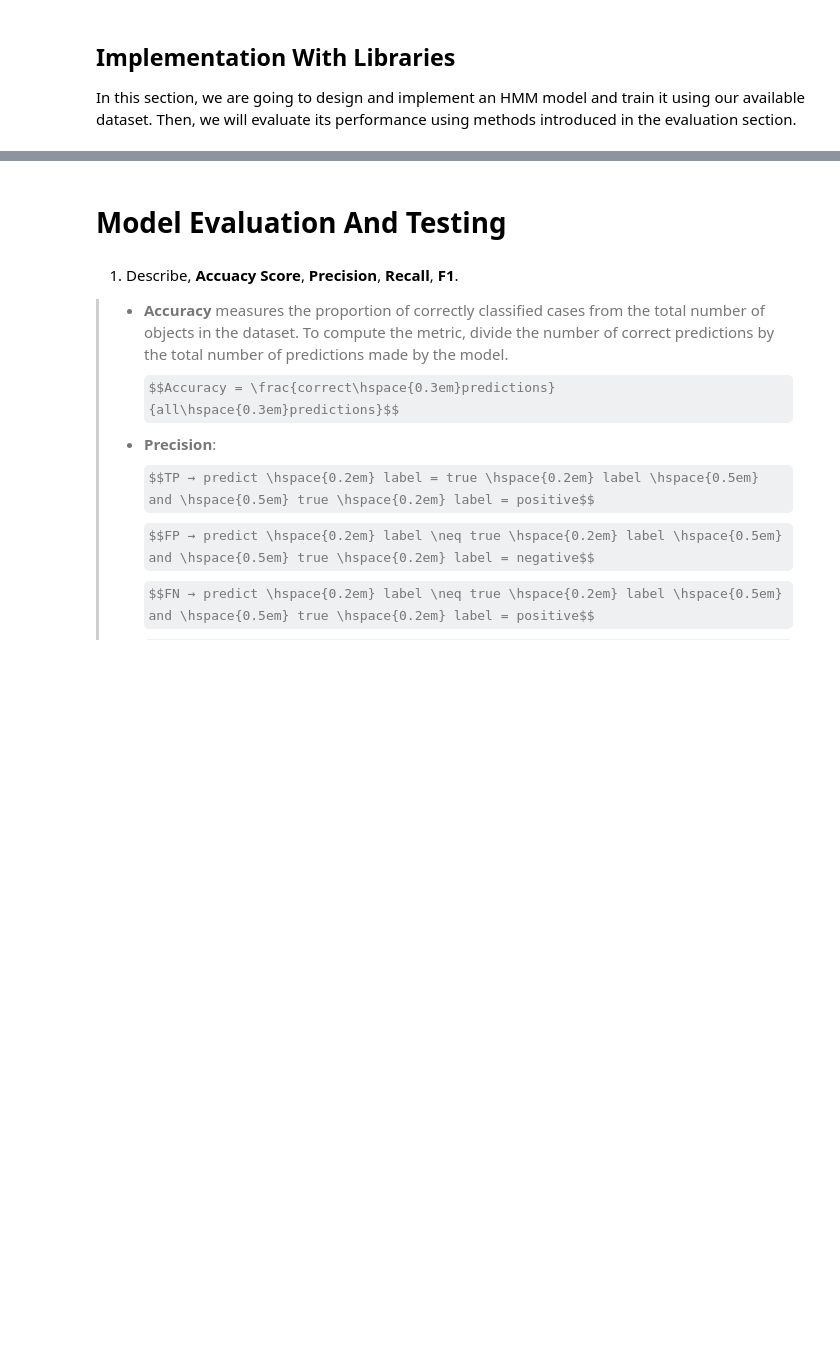
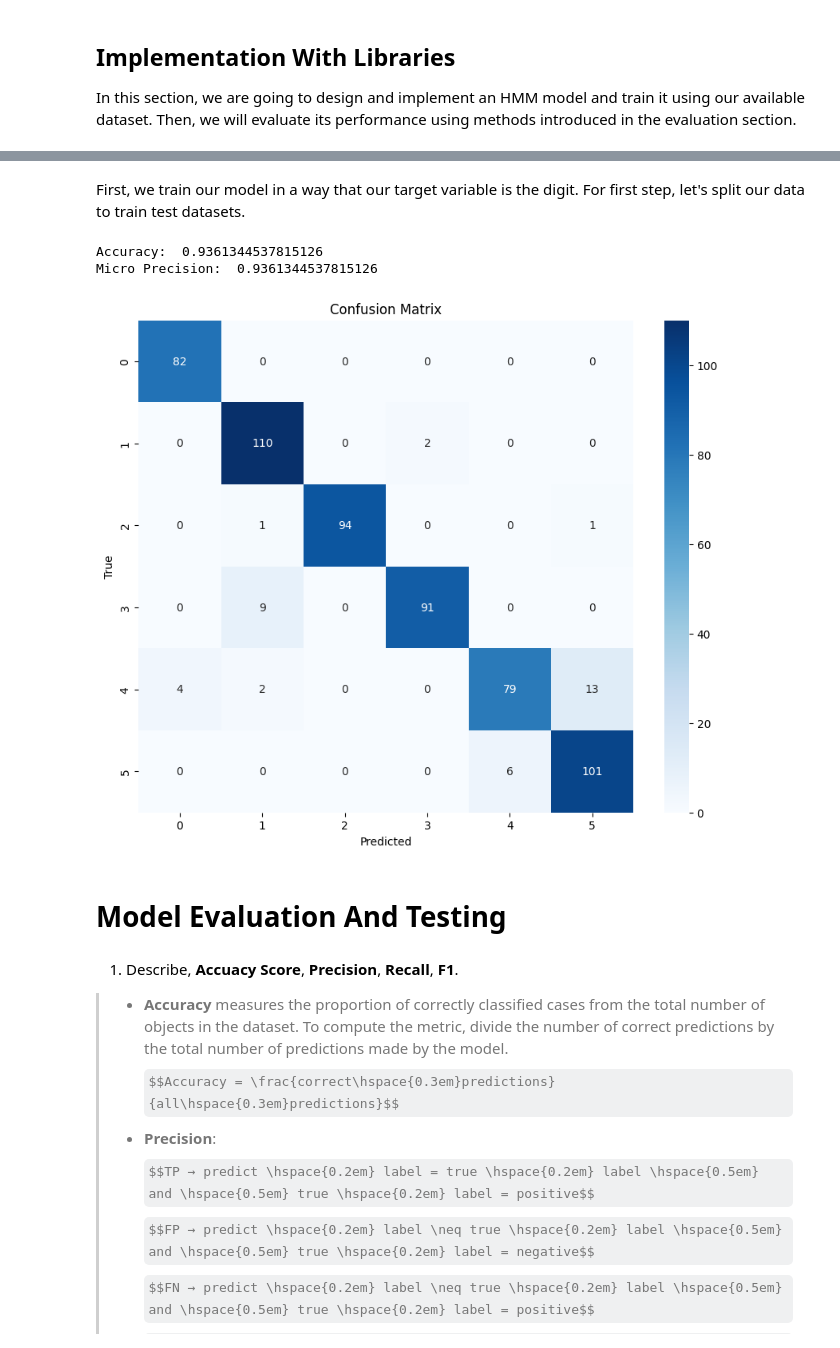
Before and after one commit to ArshiAbolghasemi/AI-UT, a Jupyter notebook: hidden-markov-models/speech_recognition.ipynb, the cells around one changed output, grey strips where cells are left out. Drawn from its saved outputs; the diff is of its cells as text; code cells hidden in the pictures; some formulas as TeX source; blank space fills up the shorter version.

```diff
--- a/hidden-markov-models/speech_recognition.ipynb
+++ b/hidden-markov-models/speech_recognition.ipynb
@@ -305,3 +336,14 @@ lib_hmm_model_wrapper.print_matrices()
+# %% [markdown]
+First, we train our model in a way that our target variable is the digit.
+For first step, let's split our data to train test datasets.
+# %%
+X_train, X_test, Y_test = split_test_train_data(mfcc_features_group_by_speaker)
+speaker_target_var_trained_models = train_hmms(mfcc_features_group_by_speaker)
+evaluate_model_digits(speaker_target_var_trained_models, X_test, Y_test)
+# %% [output]
+Accuracy:  0.9361344537815126
+Micro Precision:  0.9361344537815126
+[figure, added]
 # %% [markdown]
 # Model Evaluation And Testing
 # %% [markdown]
```
Also changed, not shown: parts of 22 cells of this notebook.
